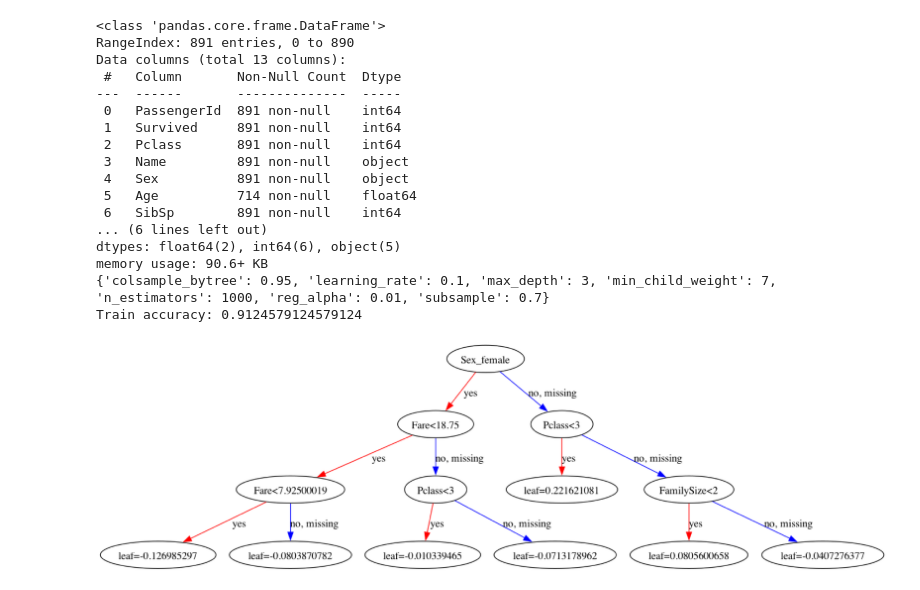
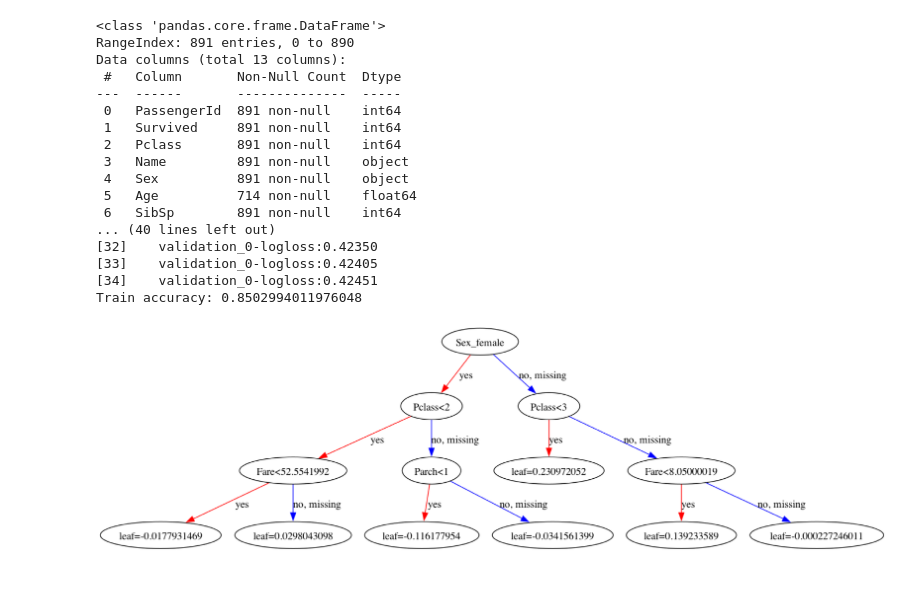
Before and after one commit to bsgreenb/kaggle, a Jupyter notebook: titanic/titanic.ipynb, the cells around one changed output. Saved outputs shown, nothing was run; the diff lists cells and outputs as text; code cells hidden in the pictures.

Commit message:
Now trying with early stopping

```diff
--- a/titanic/titanic.ipynb
+++ b/titanic/titanic.ipynb
@@ -31,60 +31,61 @@ X_test = test_data[features]
 X_train = pd.get_dummies(X_train)
 X_test = pd.get_dummies(X_test)
 
-# X_train, X_valid, y_train, y_valid = train_test_split(X_train, y_train, stratify=y_train, random_state=1)
+X_train, X_valid, y_train, y_valid = train_test_split(X_train, y_train, stratify=y_train, random_state=1)
+model = xgb.XGBClassifier(early_stopping_rounds=5, random_state=1, colsample_bytree=0.95, learning_rate=0.1, max_depth=3, min_child_weight=7, n_estimators=1000, reg_alpha=0.01)
 
-model = xgb.XGBClassifier(random_state=1)
+# model = xgb.XGBClassifier(random_state=1)
 
-hyperparameter_grid = {
-    'max_depth': [3,6,],
-    'learning_rate': [.001, .01, .05, .1],
-    'n_estimators': [50, 100, 500,1000],
-    'subsample': [.3, 0.7, 1],
-    'min_child_weight': range(1,13,2),
-    'colsample_bytree': [i/100.0 for i in range (60, 100, 5)],
-    'reg_alpha': [0, 0.005, 0.01, 0.05, .1],
-}
+# hyperparameter_grid = {
+#     'max_depth': [3,6,],
+#     'learning_rate': [.001, .01, .05, .1],
+#     'n_estimators': [50, 100, 500,1000],
+#     'subsample': [.3, 0.7, 1],
+#     'min_child_weight': range(1,13,2),
+#     'colsample_bytree': [i/100.0 for i in range (60, 100, 5)],
+#     'reg_alpha': [0, 0.005, 0.01, 0.05, .1],
+# }
 
-clf = GridSearchCV(model, hyperparameter_grid)
-clf.fit(X_train, y_train)
-print(clf.best_params_)
-best_model = clf.best_estimator_
+# clf = GridSearchCV(model, hyperparameter_grid)
+# clf.fit(X_train, y_train)
+# print(clf.best_params_)
+# best_model = clf.best_estimator_
 
-# best_model = model.fit(X_train, y_train, eval_set=[(X_valid, y_valid)])
+best_model = model.fit(X_train, y_train, eval_set=[(X_valid, y_valid)])
 
 y_train_pred = best_model.predict(X_train)
 
 
 
 train_accuracy = accuracy_score(y_train, y_train_pred)
 print("Train accuracy: " + str(train_accuracy))
 
 # y_valid_pred = best_model.predict(X_valid)
 # valid_accuracy = accuracy_score(y_valid, y_valid_pred)
 # print("Validation accuracy: " + str(valid_accuracy))
 
 rcParams['figure.figsize'] = 80,50
 plot_tree(best_model, fontsize=12)
 
 predictions = best_model.predict(X_test)
 output = pd.DataFrame({'PassengerId': test_data.PassengerId, 'Survived': predictions})
 output.to_csv('submission.csv', index=False)
 # %% [output]
 <class 'pandas.core.frame.DataFrame'>
 RangeIndex: 891 entries, 0 to 890
 Data columns (total 13 columns):
  #   Column       Non-Null Count  Dtype
 ---  ------       --------------  -----
  0   PassengerId  891 non-null    int64
  1   Survived     891 non-null    int64
  2   Pclass       891 non-null    int64
  3   Name         891 non-null    object
  4   Sex          891 non-null    object
  5   Age          714 non-null    float64
  6   SibSp        891 non-null    int64
-... (6 lines left out)
-dtypes: float64(2), int64(6), object(5)
-memory usage: 90.6+ KB
-{'colsample_bytree': 0.95, 'learning_rate': 0.1, 'max_depth': 3, 'min_child_weight': 7, 'n_estimators': 1000, 'reg_alpha': 0.01, 'subsample': 0.7}
-Train accuracy: 0.9124579124579124
+... (40 lines left out)
+[32]    validation_0-logloss:0.42350
+[33]    validation_0-logloss:0.42405
+[34]    validation_0-logloss:0.42451
+Train accuracy: 0.8502994011976048
-[figure, old version]
+[figure, new version]
```
Also changed, not shown: 1 other file.
